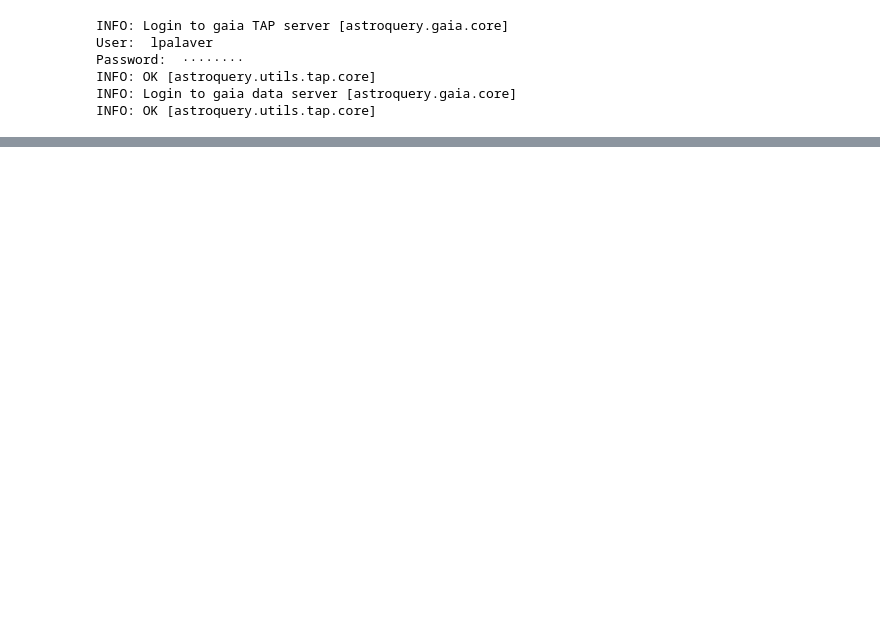
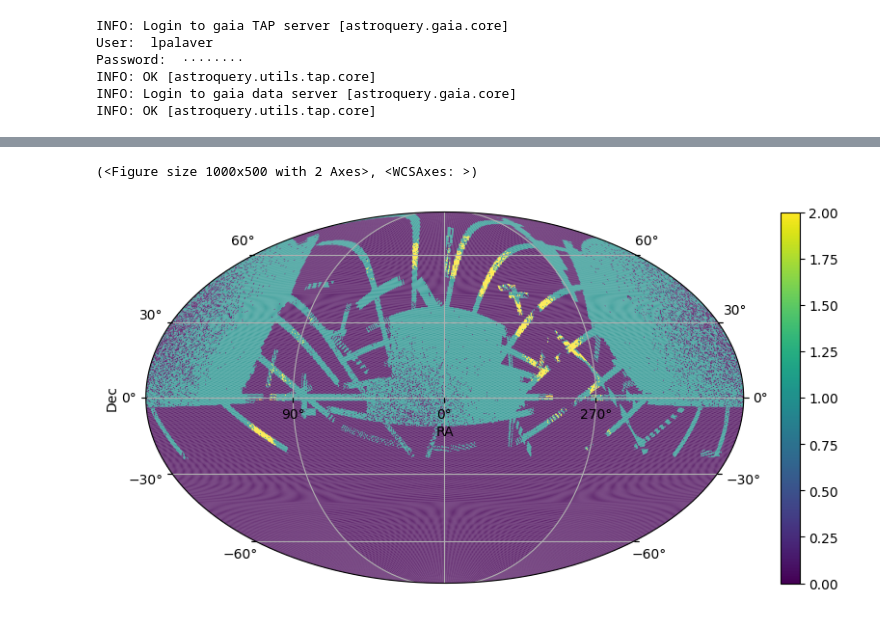
Before and after one commit to labastro-rbi/photoD, a Jupyter notebook: docs/pre_executed/query_gaia_sdss_to_hats.ipynb, the cells around one changed output, grey strips where cells are left out. Saved outputs shown, nothing was run; the diff lists cells and outputs as text; code cells hidden in the pictures; blank space fills up the shorter version.

```diff
--- a/docs/pre_executed/query_gaia_sdss_to_hats.ipynb
+++ b/docs/pre_executed/query_gaia_sdss_to_hats.ipynb
@@ -99,0 +110,6 @@ pipeline_with_client(args, client)
+# %%
+# df.skymap_histogram(lambda df, a: np.log10(len(df)+1), order=9)
+df.skymap(lambda df, a: np.log10(len(df)+1), order=9)
+# %% [output]
+(<Figure size 1000x500 with 2 Axes>, <WCSAxes: >)
+[figure, added]
```
Also changed, not shown: parts of 12 cells of this notebook, 15 other files.
